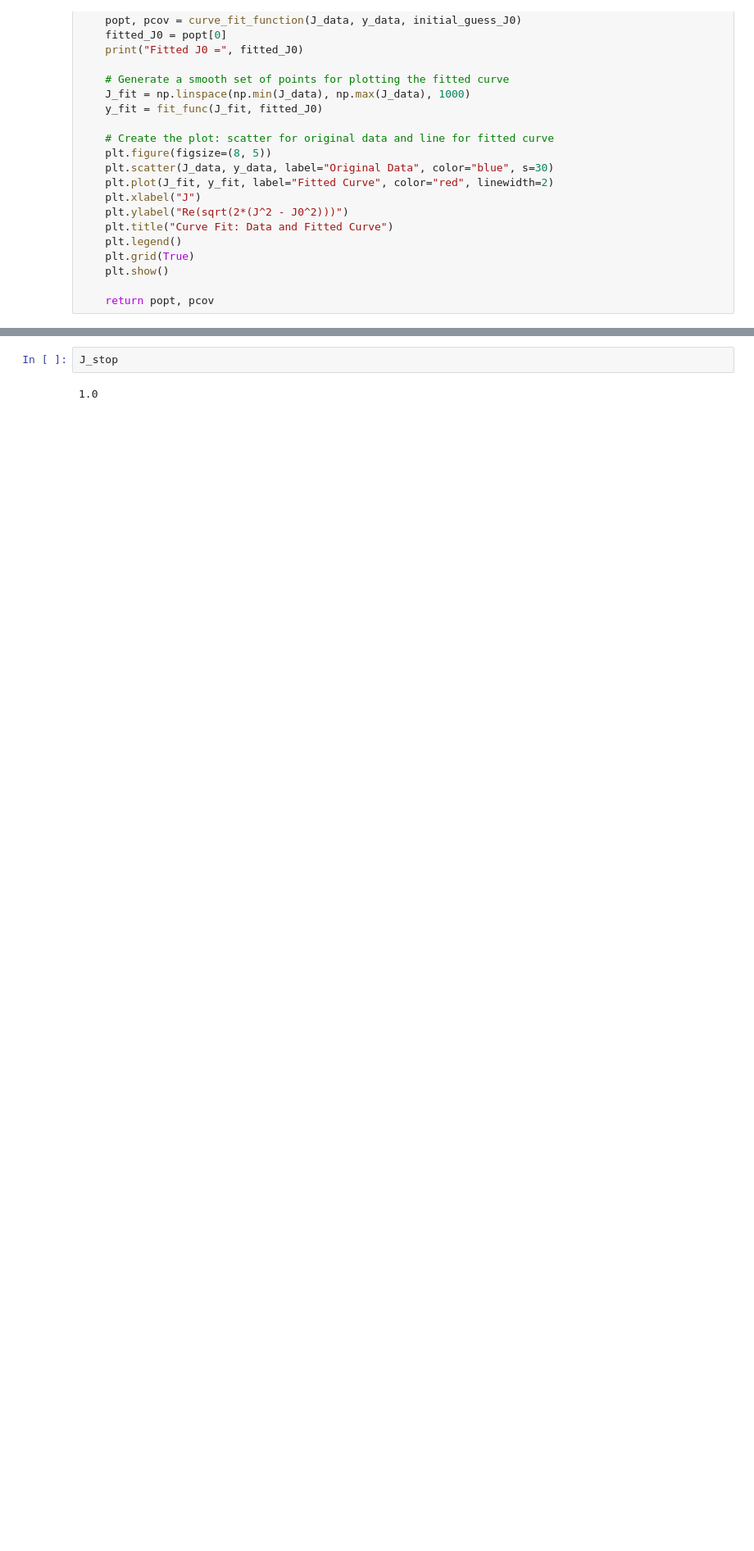
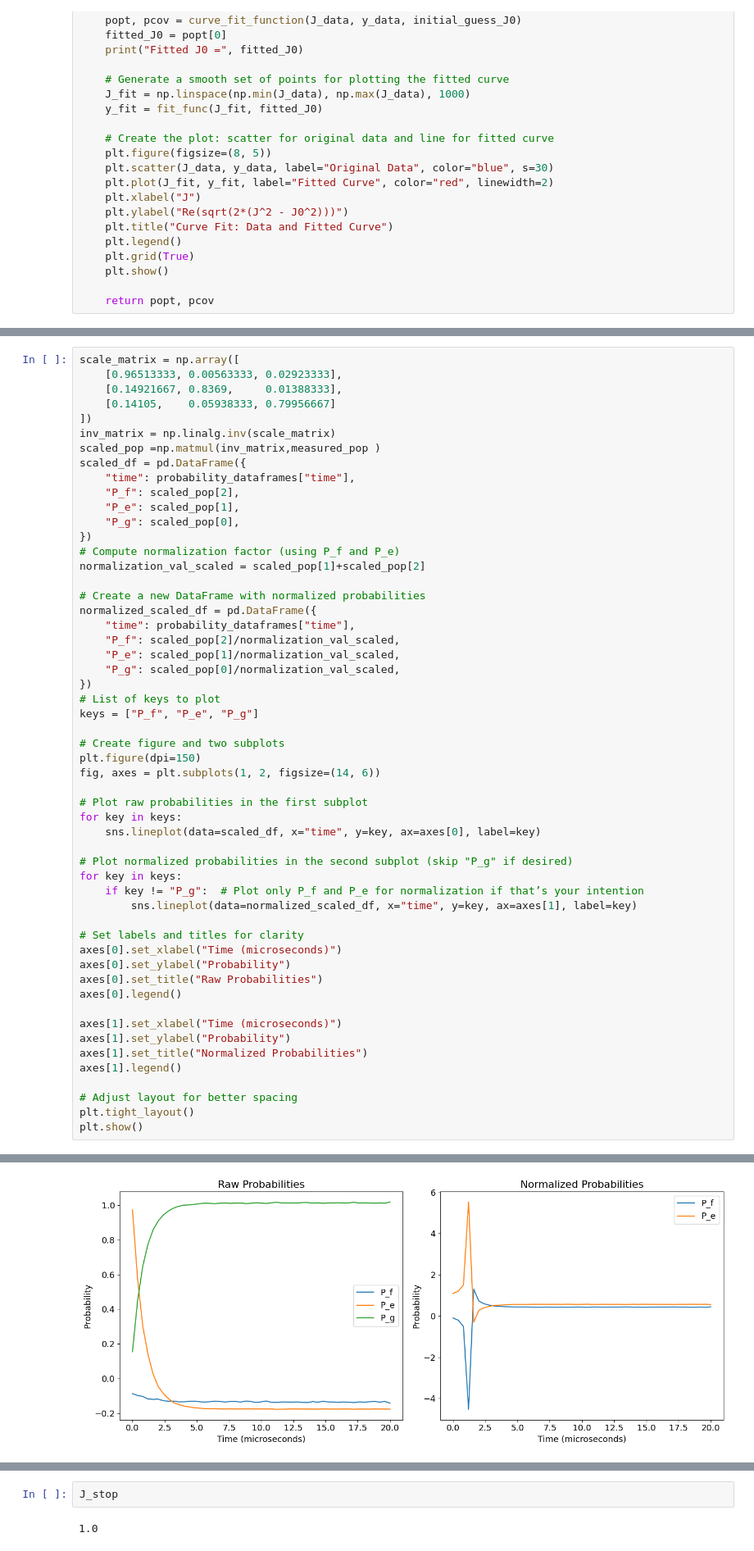
Before and after one commit to Katermurch/BlueFridgeNonLin, a Jupyter notebook: non_hermitian_rabi.ipynb, the cells around one changed output, grey strips where cells are left out. Shown at 82% size. Drawn from its saved outputs; the diff is of its cells as text; blank space fills up the shorter version.

```diff
--- a/non_hermitian_rabi.ipynb
+++ b/non_hermitian_rabi.ipynb
@@ -592,0 +604,55 @@ plt.tight_layout()
+# %%
+scale_matrix = np.array([
+    [0.96513333, 0.00563333, 0.02923333],
+    [0.14921667, 0.8369,     0.01388333],
+    [0.14105,    0.05938333, 0.79956667]
+])
+inv_matrix = np.linalg.inv(scale_matrix)
+scaled_pop =np.matmul(inv_matrix,measured_pop )
+scaled_df = pd.DataFrame({
+    "time": probability_dataframes["time"],
+    "P_f": scaled_pop[2],
+    "P_e": scaled_pop[1],
+    "P_g": scaled_pop[0],
+})
+# Compute normalization factor (using P_f and P_e)
+normalization_val_scaled = scaled_pop[1]+scaled_pop[2]
+
+# Create a new DataFrame with normalized probabilities
+normalized_scaled_df = pd.DataFrame({
+    "time": probability_dataframes["time"],
+    "P_f": scaled_pop[2]/normalization_val_scaled,
+    "P_e": scaled_pop[1]/normalization_val_scaled,
+    "P_g": scaled_pop[0]/normalization_val_scaled,
+})
+# List of keys to plot
+keys = ["P_f", "P_e", "P_g"]
+
+# Create figure and two subplots
+plt.figure(dpi=150)
+fig, axes = plt.subplots(1, 2, figsize=(14, 6))
+
+# Plot raw probabilities in the first subplot
+for key in keys:
+    sns.lineplot(data=scaled_df, x="time", y=key, ax=axes[0], label=key)
+
+# Plot normalized probabilities in the second subplot (skip "P_g" if desired)
+for key in keys:
+    if key != "P_g":  # Plot only P_f and P_e for normalization if that’s your intention
+        sns.lineplot(data=normalized_scaled_df, x="time", y=key, ax=axes[1], label=key)
+
+# Set labels and titles for clarity
+axes[0].set_xlabel("Time (microseconds)")
+axes[0].set_ylabel("Probability")
+axes[0].set_title("Raw Probabilities")
+axes[0].legend()
+
+axes[1].set_xlabel("Time (microseconds)")
+axes[1].set_ylabel("Probability")
+axes[1].set_title("Normalized Probabilities")
+axes[1].legend()
+
+# Adjust layout for better spacing
+plt.tight_layout()
+plt.show()
+# %% [output]
@@ -593 +660,2 @@ plt.tight_layout()
+[figure, added]
 # %%
```
Also changed, not shown: parts of 16 cells of this notebook, 40 other files.
